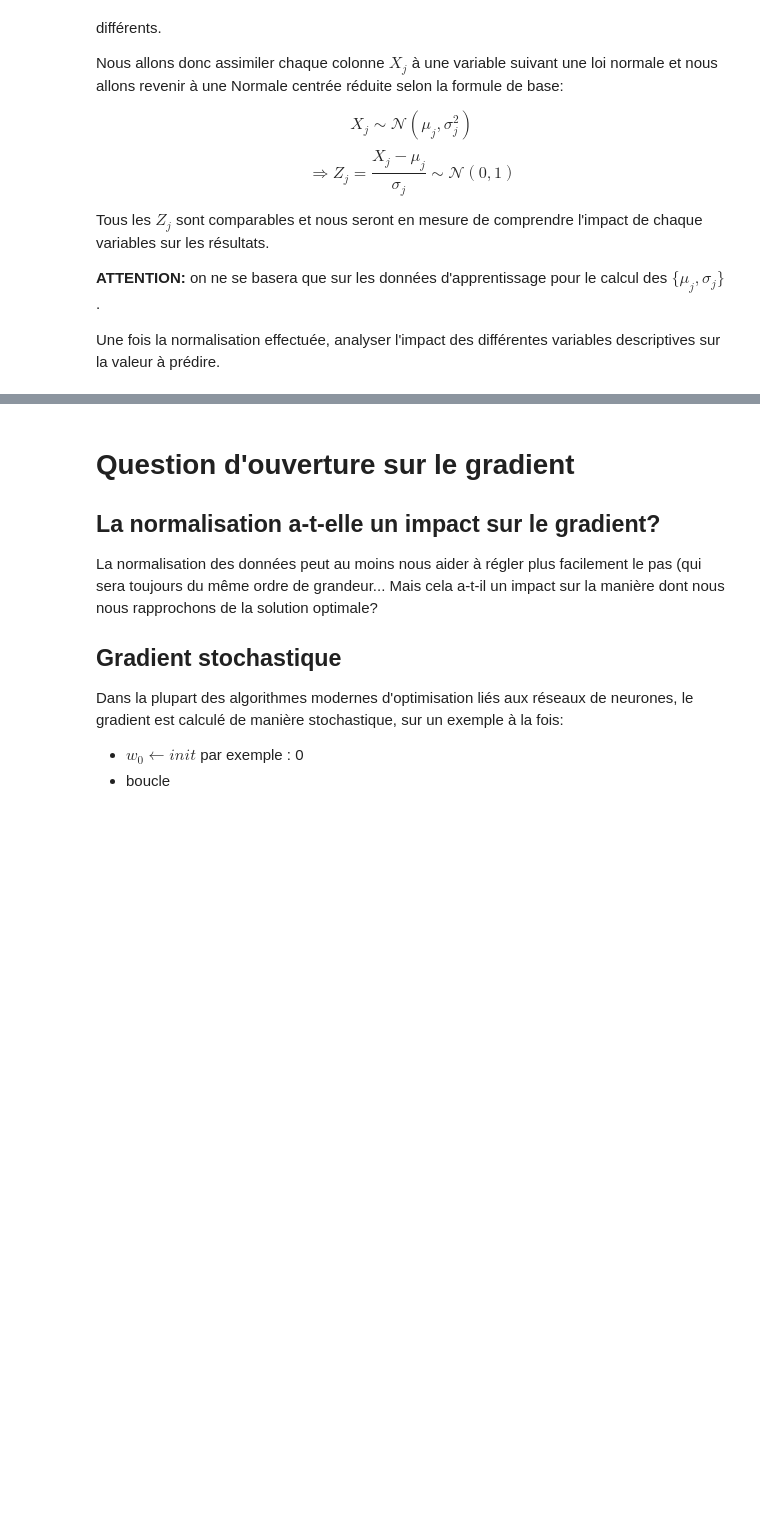
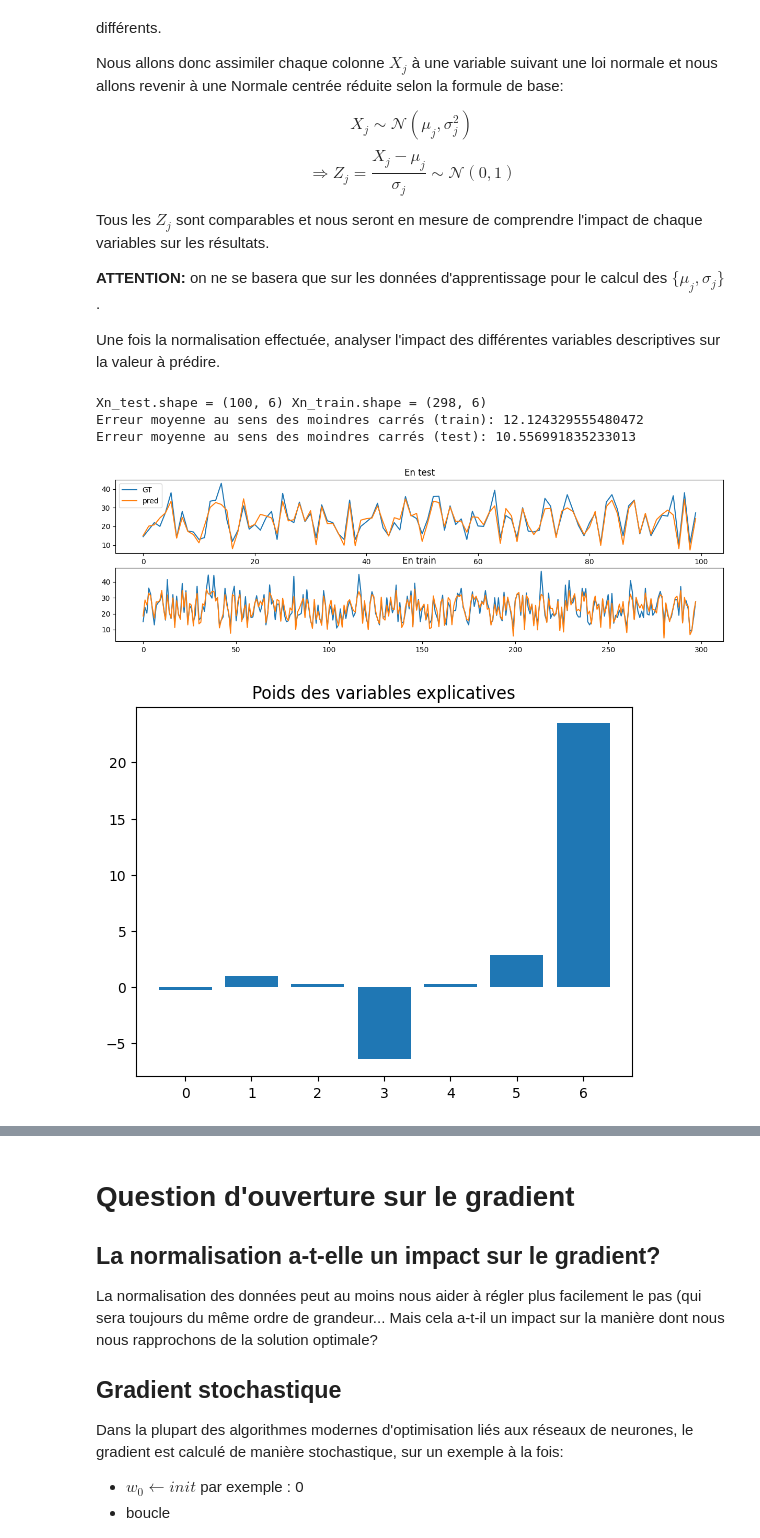
Before and after one commit to White-On/MAPSI_TME_2022, a Jupyter notebook: TME9/tme9_etu.ipynb, the cells around one changed output, grey strips where cells are left out. Saved outputs shown, nothing was run; the diff lists cells and outputs as text; code cells hidden in the pictures; blank space fills up the shorter version.

```diff
--- a/TME9/tme9_etu.ipynb
+++ b/TME9/tme9_etu.ipynb
@@ -358,22 +358,18 @@ def normalisation(X_train, X_test):
     Chaque variable sera assimilée à une loi normale qu'il faut centrer + réduire.
     ATTENTION: il faut calculer les moyennes et écarts-types sur les données d'apprentissage seulement
     '''
-    # A compléter
+
     # 1) calcul des moyennes et écarts types pour chaque colonne
     # 2) normalisation des colonnes
     # 3) Ajout d'un biais: fourni ci-dessous)
-    Xn_train = np.hstack((Xn_train, np.ones((Xn_train.shape[0], 1))))
-    Xn_test   = np.hstack((Xn_test, np.ones((X_test.shape[0], 1))))
+    Xn_train = (X_train - np.mean(X_train,0)) / np.std(X_train,0)
+    Xn_test  = (X_test  - np.mean(X_train,0)) / np.std(X_train,0)
+
+    N = Xn_train.shape[0]
+    M = Xn_test.shape[0]
+
+    # print(f'{Xn_test.shape = } {Xn_train.shape = }')
+
+    Xn_train = np.hstack((Xn_train, np.ones((N, 1))))
+    Xn_test  = np.hstack((Xn_test, np.ones((M, 1))))
     return Xn_train, Xn_test
-
-Xn_train, Xn_test = normalisation(X_train, X_test)
-w = # A compléter
-
-yhat   = # A compléter
-yhat_t = # A compléter
-print('Erreur moyenne au sens des moindres carrés (train):', erreur_mc(yhat, y_train))
-print('Erreur moyenne au sens des moindres carrés (test):', erreur_mc(yhat_t, y_test))
-plot_y(y_train, y_test, yhat, yhat_t)
-
-plt.figure()
-plt.bar(np.arange(len(w)), w)
@@ -381,0 +376,20 @@ X_train.shape
+# %%
+Xn_train, Xn_test = normalisation(X_train, X_test)
+w = np.linalg.solve(np.dot(Xn_train.T, Xn_train), np.dot(Xn_train.T, y_train))
+
+yhat   = np.dot(Xn_train, w)
+yhat_t = np.dot(Xn_test, w)
+print('Erreur moyenne au sens des moindres carrés (train):', erreur_mc(yhat, y_train))
+print('Erreur moyenne au sens des moindres carrés (test):', erreur_mc(yhat_t, y_test))
+plot_y(y_train, y_test, yhat, yhat_t)
+
+plt.figure()
+plt.bar(np.arange(len(w)), w)
+plt.title('Poids des variables explicatives')
+plt.show()
+# %% [output]
+Xn_test.shape = (100, 6) Xn_train.shape = (298, 6)
+Erreur moyenne au sens des moindres carrés (train): 12.124329555480472
+Erreur moyenne au sens des moindres carrés (test): 10.556991835233013
+[figure, added]
+[figure, added]
```
Also changed, not shown: parts of 21 cells of this notebook.
